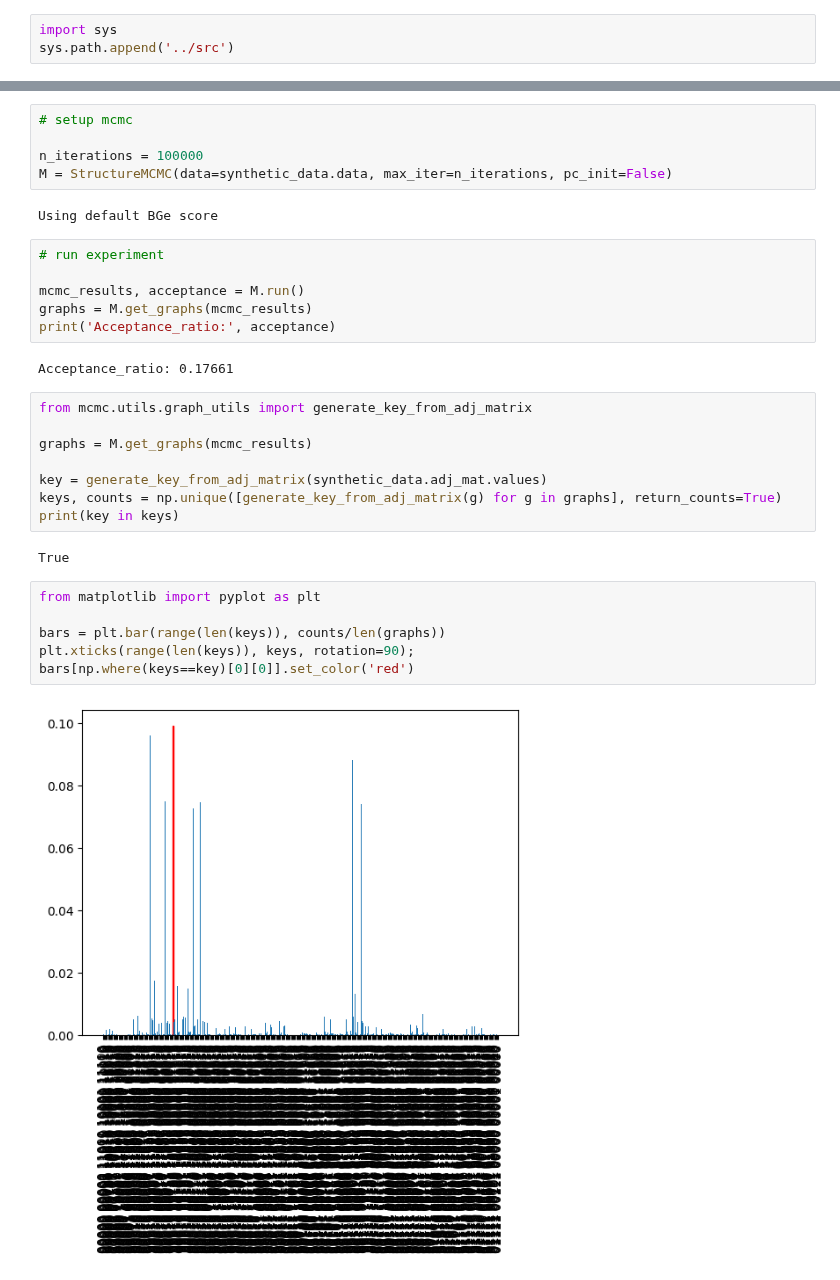
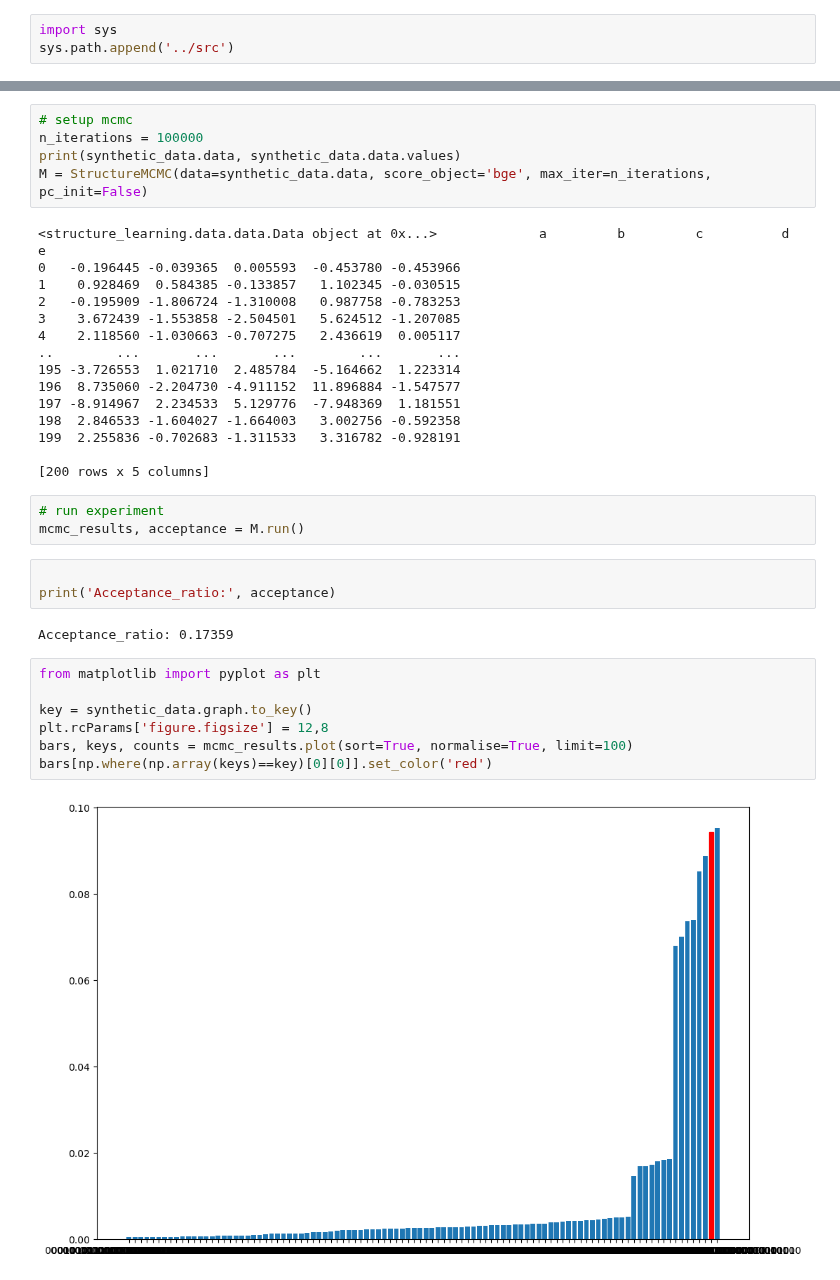
Before and after one commit to human-technology-institute/structure_learning, a Jupyter notebook: examples/structure_mcmc.ipynb, the cells around one changed output, grey strips where cells are left out. Drawn from its saved outputs; the diff is of its cells as text.

Commit message:
integrated new classes to work with structure mcmc

```diff
--- a/examples/structure_mcmc.ipynb
+++ b/examples/structure_mcmc.ipynb
@@ -44,33 +30,37 @@ synthetic_data.data
 # %%
 # setup mcmc
-
 n_iterations = 100000
-M = StructureMCMC(data=synthetic_data.data, max_iter=n_iterations, pc_init=False)
+print(synthetic_data.data, synthetic_data.data.values)
+M = StructureMCMC(data=synthetic_data.data, score_object='bge', max_iter=n_iterations, pc_init=False)
 # %% [output]
-Using default BGe score
+<structure_learning.data.data.Data object at 0x...>             a         b         c          d         e
+0   -0.196445 -0.039365  0.005593  -0.453780 -0.453966
+1    0.928469  0.584385 -0.133857   1.102345 -0.030515
+2   -0.195909 -1.806724 -1.310008   0.987758 -0.783253
+3    3.672439 -1.553858 -2.504501   5.624512 -1.207085
+4    2.118560 -1.030663 -0.707275   2.436619  0.005117
+..        ...       ...       ...        ...       ...
+195 -3.726553  1.021710  2.485784  -5.164662  1.223314
+196  8.735060 -2.204730 -4.911152  11.896884 -1.547577
+197 -8.914967  2.234533  5.129776  -7.948369  1.181551
+198  2.846533 -1.604027 -1.664003   3.002756 -0.592358
+199  2.255836 -0.702683 -1.311533   3.316782 -0.928191
+
+[200 rows x 5 columns]
 # %%
 # run experiment
-
 mcmc_results, acceptance = M.run()
-graphs = M.get_graphs(mcmc_results)
-print('Acceptance_ratio:', acceptance)
-# %% [output]
-Acceptance_ratio: 0.17661
-# %%
-from mcmc.utils.graph_utils import generate_key_from_adj_matrix
-
-graphs = M.get_graphs(mcmc_results)
-
-key = generate_key_from_adj_matrix(synthetic_data.adj_mat.values)
-keys, counts = np.unique([generate_key_from_adj_matrix(g) for g in graphs], return_counts=True)
-print(key in keys)
-# %% [output]
-True
-# %%
-from matplotlib import pyplot as plt
-
-bars = plt.bar(range(len(keys)), counts/len(graphs))
-plt.xticks(range(len(keys)), keys, rotation=90);
-bars[np.where(keys==key)[0][0]].set_color('red')
-# %% [output]
-[figure, removed]
+# %%
+
+print('Acceptance_ratio:', acceptance)
+# %% [output]
+Acceptance_ratio: 0.17359
+# %%
+from matplotlib import pyplot as plt
+
+key = synthetic_data.graph.to_key()
+plt.rcParams['figure.figsize'] = 12,8
+bars, keys, counts = mcmc_results.plot(sort=True, normalise=True, limit=100)
+bars[np.where(np.array(keys)==key)[0][0]].set_color('red')
+# %% [output]
+[figure, added]
```
Also changed, not shown: parts of 6 cells of this notebook, 20 other files.
